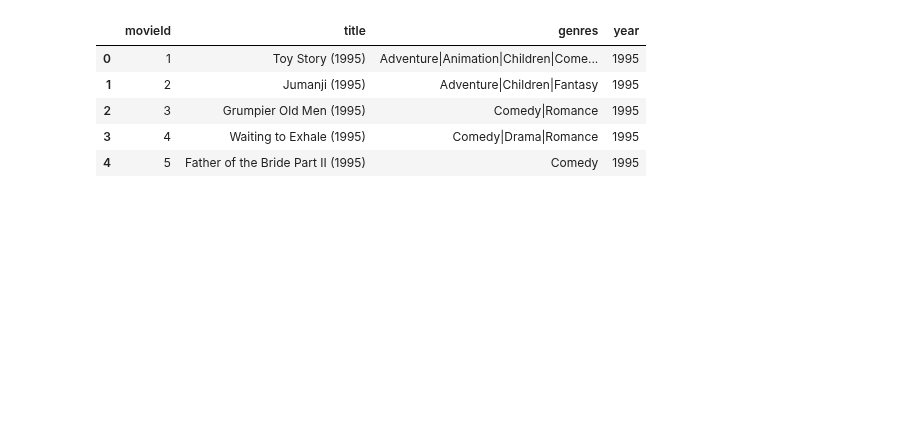
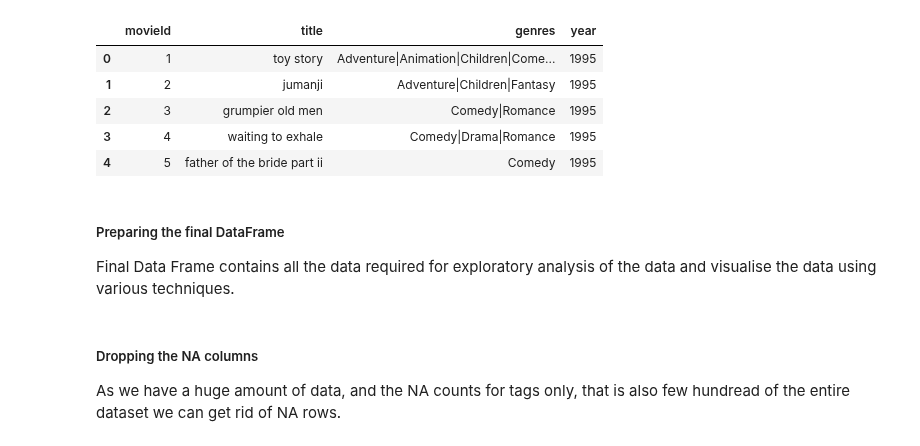
Before and after one commit to sunil3092/DBSEdu, a Jupyter notebook: Sem 2/Recommender System/CA/CPY.ipynb, the cells around one changed output. Drawn from its saved outputs; the diff is of its cells as text; code cells hidden in the pictures; blank space fills up the shorter version.

```diff
--- a/Sem 2/Recommender System/CA/CPY.ipynb
+++ b/Sem 2/Recommender System/CA/CPY.ipynb
@@ -10,7 +47,12 @@ from sklearn.metrics.pairwise import linear_kernel,cosine_similarity
 # %%
-movies = pd.read_csv("../../../../DataSets/ml-latest/movies.csv")
-ratings = pd.read_csv("../../../../DataSets/ml-latest/ratings.csv")
-tags = pd.read_csv("../../../../DataSets/ml-latest/tags.csv")
-links = pd.read_csv("../../../../DataSets/ml-latest/links.csv")
-g_tags = pd.read_csv("../../../../DataSets/ml-latest/genome-tags.csv")
-g_scores = pd.read_csv("../../../../DataSets/ml-latest/genome-scores.csv")
+use_large = True
+if use_large:
+    movies = pd.read_csv("../../../../DataSets/ml-latest/movies.csv")
+    ratings = pd.read_csv("../../../../DataSets/ml-latest/ratings.csv")
+    tags = pd.read_csv("../../../../DataSets/ml-latest/tags.csv")
+    links = pd.read_csv("../../../../DataSets/ml-latest/links.csv")
+else :
+    movies = pd.read_csv("../../../../DataSets/ml-latest-small/movies.csv")
+    ratings = pd.read_csv("../../../../DataSets/ml-latest-small/ratings.csv")
+    tags = pd.read_csv("../../../../DataSets/ml-latest-small/tags.csv")
+    links = pd.read_csv("../../../../DataSets/ml-latest-small/links.csv")
@@ -17,14 +71,21 @@ g_scores = pd.read_csv("../../../../DataSets/ml-latest/genome-scores.csv")
 # %%
 movies['year'] = movies['title'].str.extract('.*\((.*)\).*',expand = False)
 movies['year'] = movies['year'].str.extract('(\d+)', expand=False)
 movies.dropna(inplace=True)
 movies['year'] = movies['year'].astype(int)
+movies['title'] = movies['title'].replace(r'\([^)]*\)', '', regex=True).str.lower()
+movies['title'] = movies['title'].str.rstrip()
+movies['title'] = movies['title'].str.lstrip()
+movies['title'] = movies['title'].astype("string")
 movies.head()
 # %% [output]
 |  | movieId | title | genres | year |
-| 0 | 1 | Toy Story (1995) | Adventure|Animation|Children|Come... | 1995 |
-| 1 | 2 | Jumanji (1995) | Adventure|Children|Fantasy | 1995 |
-| 2 | 3 | Grumpier Old Men (1995) | Comedy|Romance | 1995 |
-| 3 | 4 | Waiting to Exhale (1995) | Comedy|Drama|Romance | 1995 |
-| 4 | 5 | Father of the Bride Part II (1995) | Comedy | 1995 |
+| 0 | 1 | toy story | Adventure|Animation|Children|Come... | 1995 |
+| 1 | 2 | jumanji | Adventure|Children|Fantasy | 1995 |
+| 2 | 3 | grumpier old men | Comedy|Romance | 1995 |
+| 3 | 4 | waiting to exhale | Comedy|Drama|Romance | 1995 |
+| 4 | 5 | father of the bride part ii | Comedy | 1995 |
+# %% [markdown]
+##### Preparing the final DataFrame
+Final Data Frame contains all the data required for exploratory analysis of the data and visualise the data using various techniques.
 # %%
@@ -36,3 +99,6 @@ final_df["tag"] = tags["tag"]
+# %% [markdown]
+##### Dropping the NA columns
+As we have a huge amount of data, and the NA counts for tags only, that is also few hundread of the entire dataset we can get rid of NA rows.
 # %%
 final_df.dropna(inplace=True)
 final_df.isna().sum()
```
Also changed, not shown: parts of 59 cells of this notebook, 1 other file.
